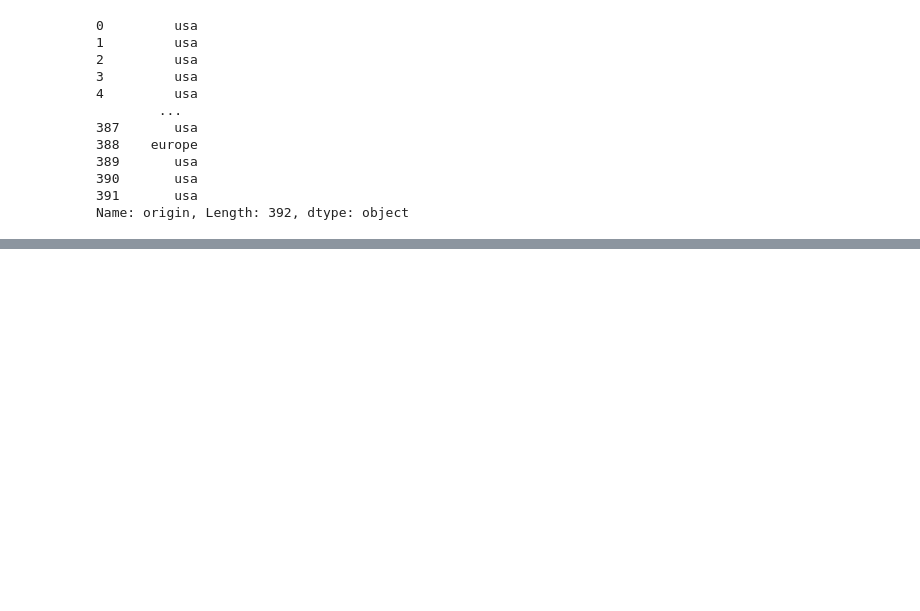
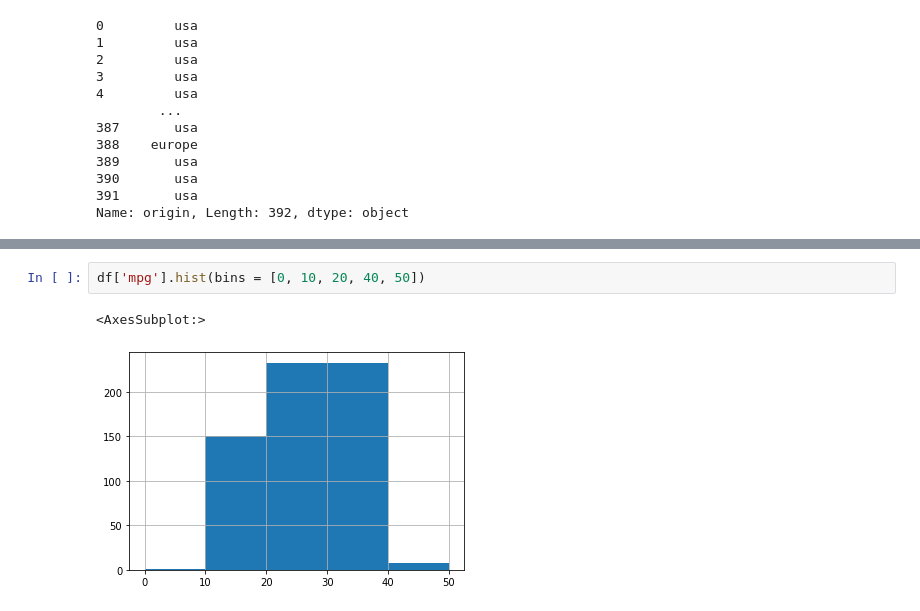
Before and after one commit to TobGerken/ISAT300, a Jupyter notebook: 2_DataVisualization.ipynb, the cells around one changed output, grey strips where cells are left out. Drawn from its saved outputs; the diff is of its cells as text; blank space fills up the shorter version.

```diff
--- a/2_DataVisualization.ipynb
+++ b/2_DataVisualization.ipynb
@@ -190,0 +137,5 @@ df_european.head()
+# %%
+df['mpg'].hist(bins = [0, 10, 20, 40, 50])
+# %% [output]
+<AxesSubplot:>
+[figure, added]
```
Also changed, not shown: parts of 22 cells of this notebook, 1 other file.
